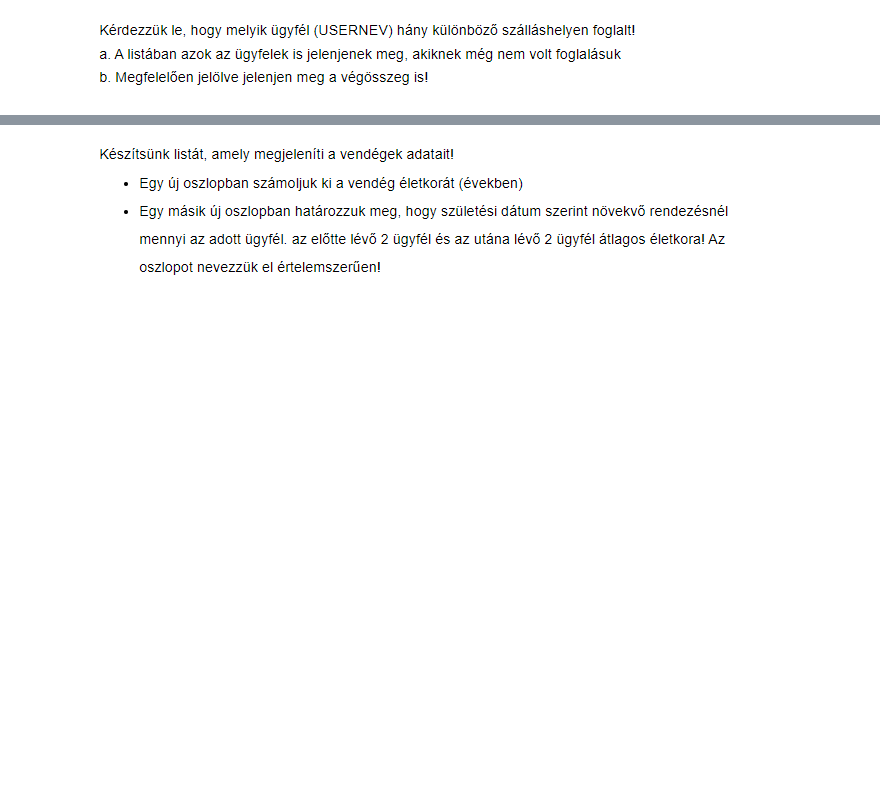
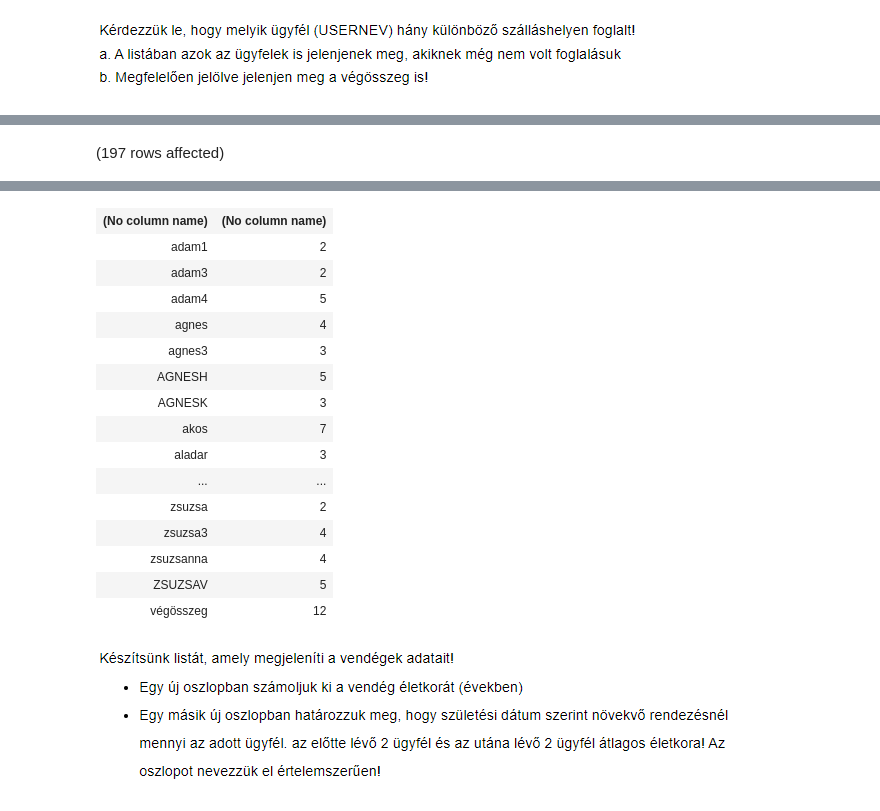
Before and after one commit to richardhestencz/Adatbazisok, a Jupyter notebook: zh2gyakora.ipynb, the cells around one changed output, grey strips where cells are left out. Cells and saved outputs as stored; diff of their text form; code cells hidden in the pictures; blank space fills up the shorter version.

```diff
--- a/zh2gyakora.ipynb
+++ b/zh2gyakora.ipynb
@@ -4,0 +3,10 @@ SELECT
+# %%
+SELECT IIF(v.USERNEV IS NULL, 'végösszeg', v.usernev),
+       COUNT(DISTINCT szh.szallas_id)
+FROM Vendeg v
+     LEFT JOIN Foglalas f ON v.usernev = f.UGYFEL_FK
+     LEFT JOIN Szoba sz ON f.SZOBA_FK = sz.SZOBA_ID
+     LEFT JOIN Szallashely szh ON sz.SZALLAS_FK = szh.SZALLAS_ID
+
+GROUP BY ROLLUP(v.USERNEV)
+# %% [output]
@@ -4,0 +14 @@ SELECT
+(197 rows affected)
@@ -5,2 +16,18 @@ SELECT
+| (No column name) | (No column name) |
+| adam1 | 2 |
+| adam3 | 2 |
+| adam4 | 5 |
+| agnes | 4 |
+| agnes3 | 3 |
+| AGNESH | 5 |
+| AGNESK | 3 |
+| akos | 7 |
+| aladar | 3 |
+| ... | ... |
+| zsuzsa | 2 |
+| zsuzsa3 | 4 |
+| zsuzsanna | 4 |
+| ZSUZSAV | 5 |
+| végösszeg | 12 |
 # %% [markdown]
 ![](embedded-picture-1)
```
Also changed, not shown: parts of 4 cells of this notebook.
